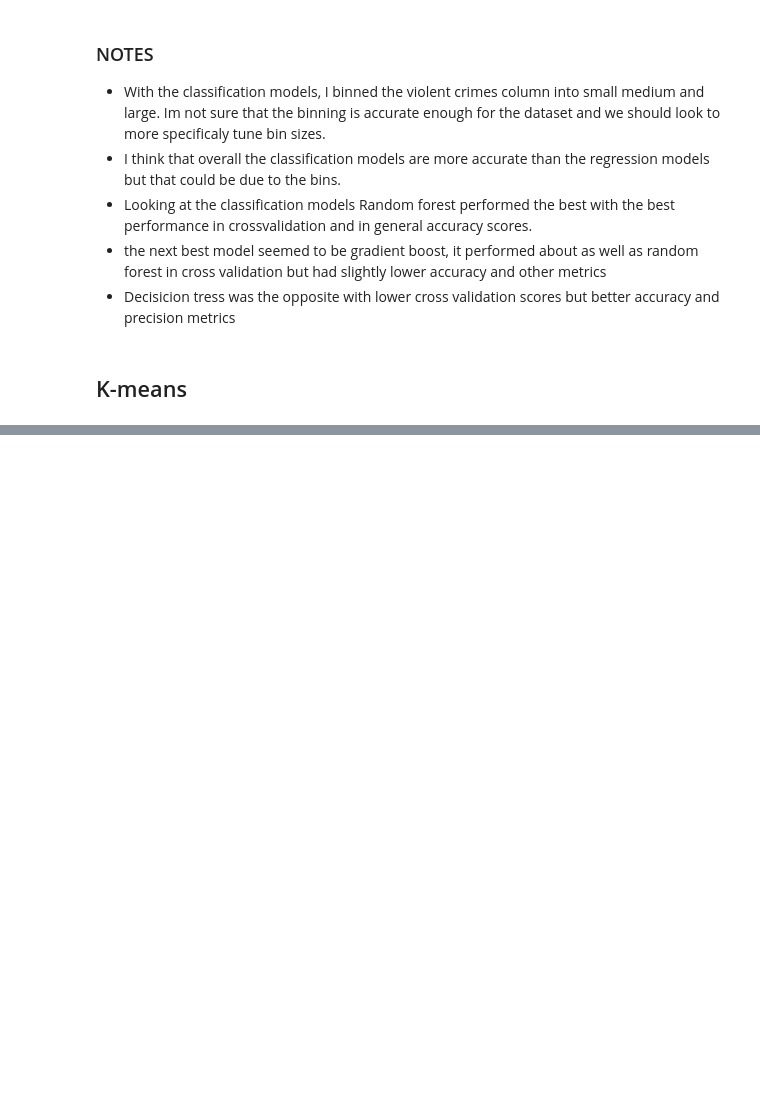
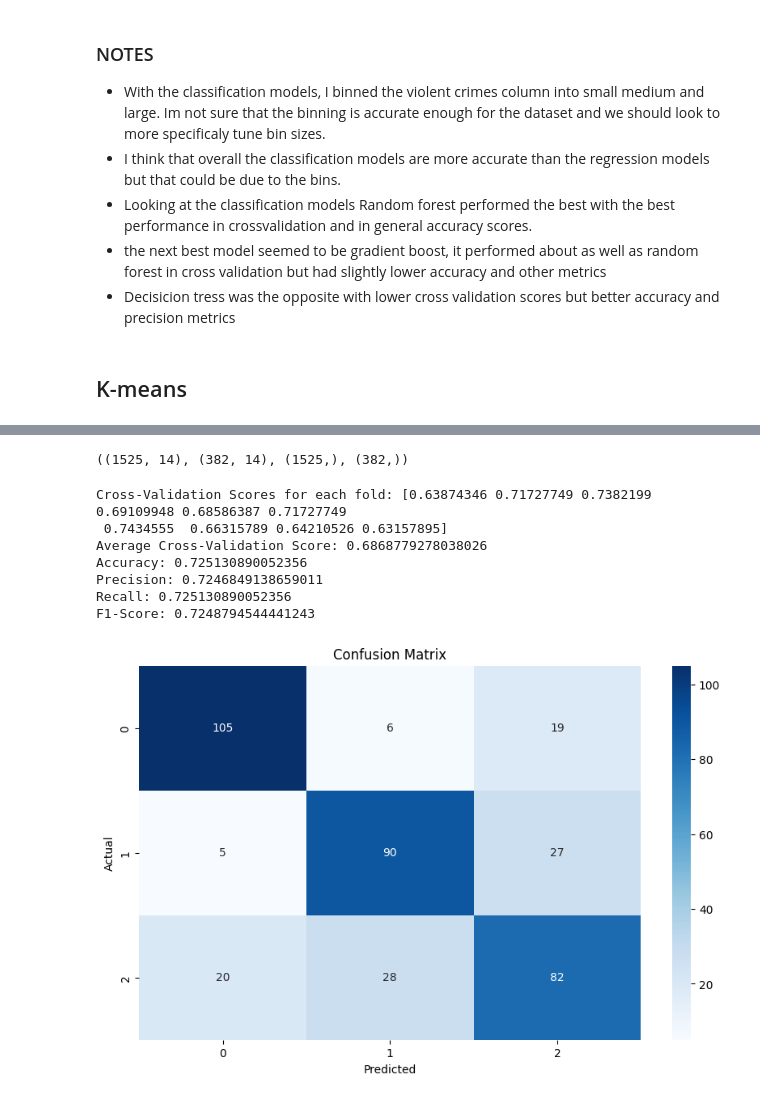
Before and after one commit to FrancoA325/PredictiveG24, a Jupyter notebook: sprint6.ipynb, the cells around one changed output, grey strips where cells are left out. Cells and saved outputs as stored; diff of their text form; code cells hidden in the pictures; blank space fills up the shorter version.

```diff
--- a/sprint6.ipynb
+++ b/sprint6.ipynb
@@ -483,0 +598,64 @@ Cluster Centers:
+# %%
+from sklearn.model_selection import train_test_split, cross_val_score
+from sklearn.metrics import accuracy_score, precision_score, recall_score, f1_score
+
+catData = df
+# effectively binning the violent crimes per population into x bins based on the distribution
+n = catData['ViolentCrimesPerPop'].quantile([0, 0.33, 0.66, 1]).values
+binLabels = ['low', 'medium', 'high']
+
+catData['ViolentCrimesCat'] = pd.cut(catData['ViolentCrimesPerPop'], bins=n, labels = binLabels)
+catData['ViolentCrimesCat'].value_counts()
+catData['ViolentCrimesCat'] = catData['ViolentCrimesCat'].astype(str)
+# catData = pd.get_dummies(catData, columns=['MajorityRace'], dtype=int)
+
+# X = catData.drop(columns=['ViolentCrimesPerPop', 'ViolentCrimesCat', 'arsonsPerPop', 'assaultPerPop', 'murdPerPop',
+#                           'racePctBlack', 'racePctWhite', 'racePctAsian', 'racePctHisp'])
+X = catData.drop(columns=['ViolentCrimesPerPop', 'ViolentCrimesCat', 'arsonsPerPop', 'assaultPerPop', 'murdPerPop'])
+y = catData['ViolentCrimesCat']
+X_train, X_test, y_train, y_test = train_test_split(X, y, test_size=0.20)
+X_train.shape, X_test.shape, y_train.shape, y_test.shape
+# %% [output]
+((1525, 14), (382, 14), (1525,), (382,))
+# %%
+# Random Forest Classifier
+from sklearn.ensemble import RandomForestClassifier
+
+rf = RandomForestClassifier().fit(X_train, y_train)
+y_pred = rf.predict(X_test)
+
+k = 10
+cv_scores = cross_val_score(rf, X, y, cv=k, scoring='accuracy')
+print(f"Cross-Validation Scores for each fold: {cv_scores}")
+print(f"Average Cross-Validation Score: {np.mean(cv_scores)}")
+
+# Evaluate model performance on the test set
+accuracy = accuracy_score(y_test, y_pred)
+precision = precision_score(y_test, y_pred, average='weighted')
+recall = recall_score(y_test, y_pred, average='weighted')
+f1 = f1_score(y_test, y_pred, average='weighted')
+
+print(f"Accuracy: {accuracy}")
+print(f"Precision: {precision}")
+print(f"Recall: {recall}")
+print(f"F1-Score: {f1}")
+
+from sklearn.metrics import confusion_matrix
+import seaborn as sns
+
+conf_matrix = confusion_matrix(y_test, y_pred)
+plt.figure(figsize=(10, 6))
+sns.heatmap(conf_matrix, annot=True, fmt='d', cmap='Blues')
+plt.xlabel('Predicted')
+plt.ylabel('Actual')
+plt.title('Confusion Matrix')
+plt.show()
+# %% [output]
+Cross-Validation Scores for each fold: [0.63874346 0.71727749 0.7382199  0.69109948 0.68586387 0.71727749
+ 0.7434555  0.66315789 0.64210526 0.63157895]
+Average Cross-Validation Score: 0.6868779278038026
+Accuracy: 0.725130890052356
+Precision: 0.7246849138659011
+Recall: 0.725130890052356
+F1-Score: 0.7248794544441243
+[figure, added]
```
Also changed, not shown: parts of 23 cells of this notebook.
